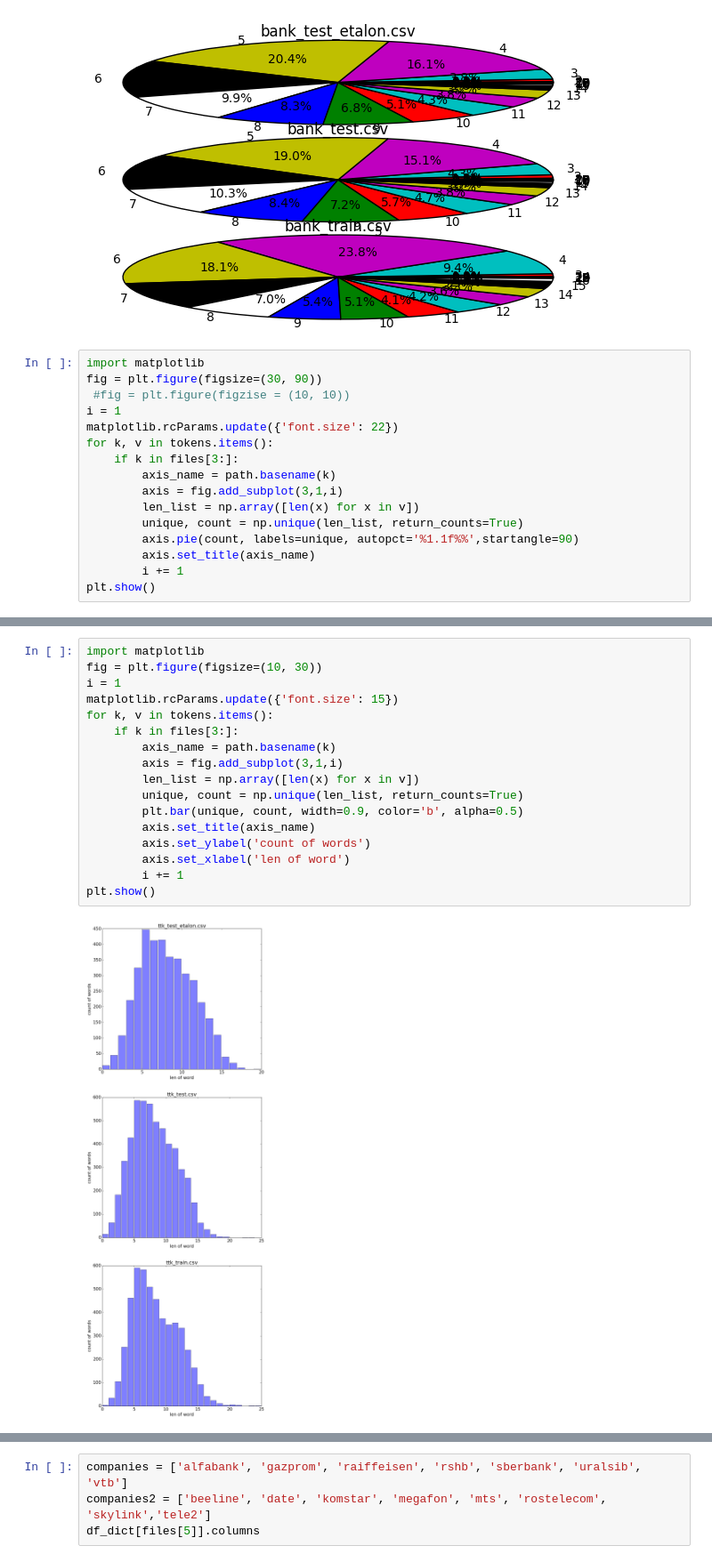
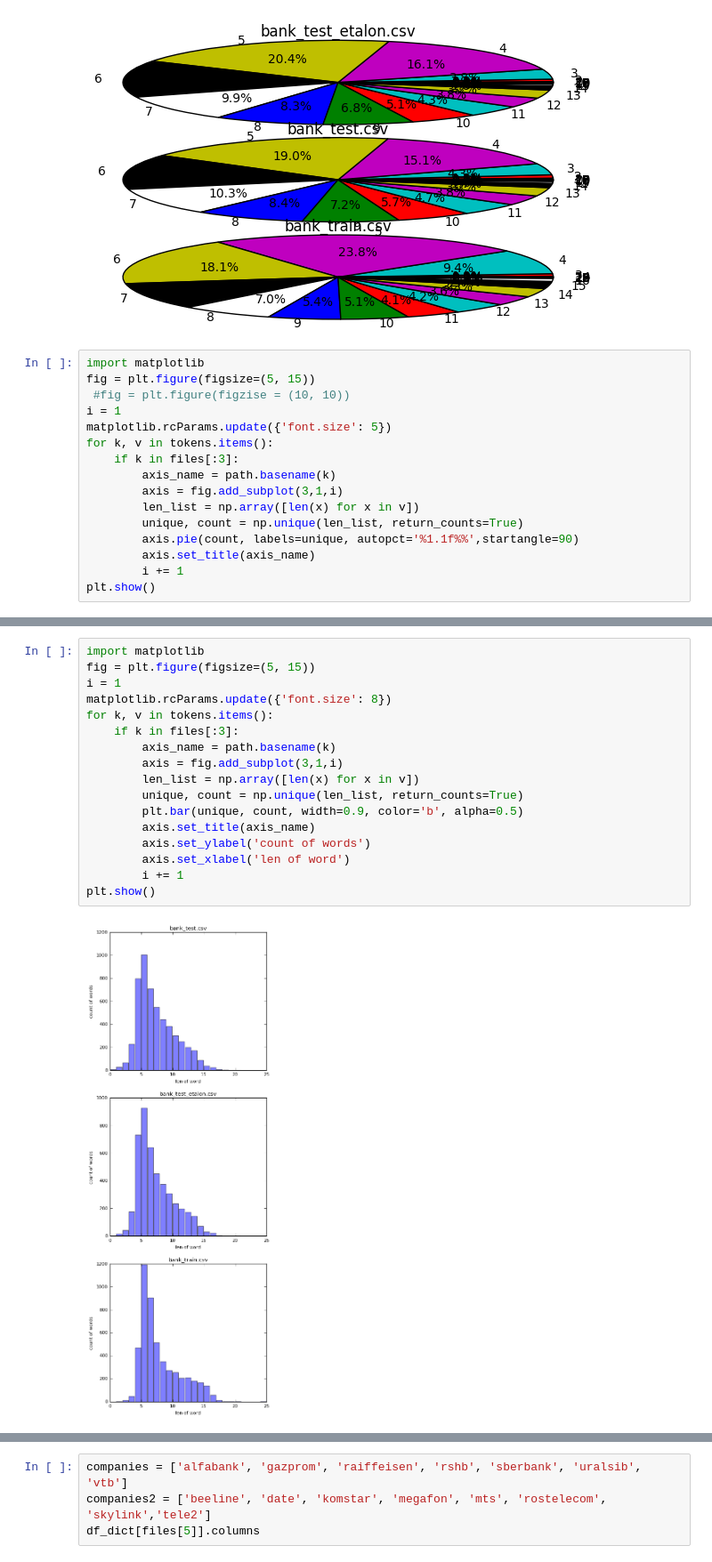
Before and after one commit to ParkinMsu/short_text_sentiment_analysis, a Jupyter notebook: data_analysis.ipynb, the cells around one changed output, grey strips where cells are left out. Shown at 89% size. Cells and saved outputs as stored; diff of their text form.

```diff
--- a/data_analysis.ipynb
+++ b/data_analysis.ipynb
@@ -111,12 +117,12 @@ plt.show()
 [figure]
 # %%
 import matplotlib
-fig = plt.figure(figsize=(30, 90))
+fig = plt.figure(figsize=(5, 15))
  #fig = plt.figure(figzise = (10, 10))
 i = 1
-matplotlib.rcParams.update({'font.size': 22})
+matplotlib.rcParams.update({'font.size': 5})
 for k, v in tokens.items():
-    if k in files[3:]:
+    if k in files[:3]:
         axis_name = path.basename(k)
         axis = fig.add_subplot(3,1,i)
         len_list = np.array([len(x) for x in v])
@@ -130,22 +136,22 @@ plt.show()
 # %%
 import matplotlib
-fig = plt.figure(figsize=(10, 30))
+fig = plt.figure(figsize=(5, 15))
 i = 1
-matplotlib.rcParams.update({'font.size': 15})
+matplotlib.rcParams.update({'font.size': 8})
 for k, v in tokens.items():
-    if k in files[3:]:
+    if k in files[:3]:
         axis_name = path.basename(k)
         axis = fig.add_subplot(3,1,i)
         len_list = np.array([len(x) for x in v])
         unique, count = np.unique(len_list, return_counts=True)
         plt.bar(unique, count, width=0.9, color='b', alpha=0.5)
         axis.set_title(axis_name)
         axis.set_ylabel('count of words')
         axis.set_xlabel('len of word')
         i += 1
 plt.show()
 # %% [output]
-[figure, old version]
+[figure, new version]
 # %%
 from sklearn.decomposition import PCA
 from sklearn import preprocessing
```
Also changed, not shown: parts of 20 cells of this notebook, 1 other file.
